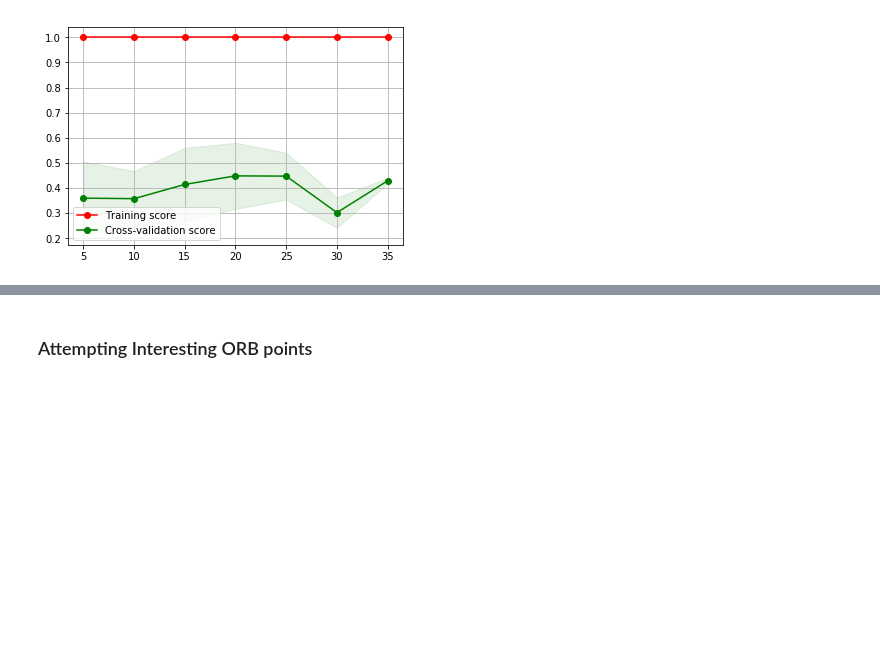
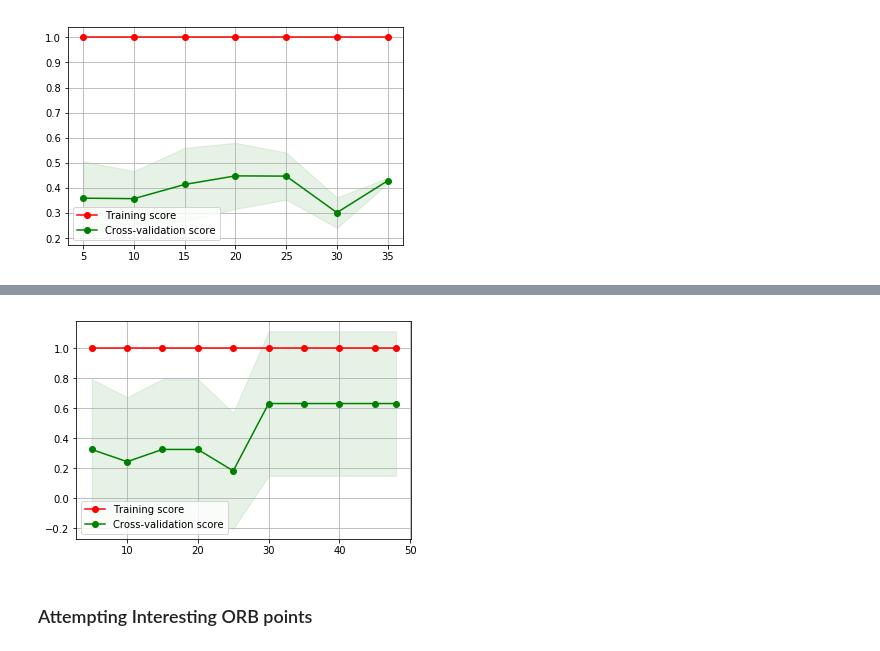
Before and after one commit to jatron/crmo-diagnosis-using-mri, a Jupyter notebook: Baseline.ipynb, the cells around one changed output, grey strips where cells are left out. Saved outputs shown, nothing was run; the diff lists cells and outputs as text; code cells hidden in the pictures; blank space fills up the shorter version.

```diff
--- a/Baseline.ipynb
+++ b/Baseline.ipynb
@@ -215,3 +227,8 @@ utils.generate_validation_curve(svm.SVC(), X, y, param_name="gamma", param_range
+# %%
+svm_classifier = svm.SVC(gamma=1e-8)
+plot_learning_curve(svm_classifier, X,y, cv=loo)
+# %% [output]
+[figure, added]
 # %% [markdown]
 ### Attempting Interesting ORB points
 # %%
```
Also changed, not shown: parts of 4 cells of this notebook.
